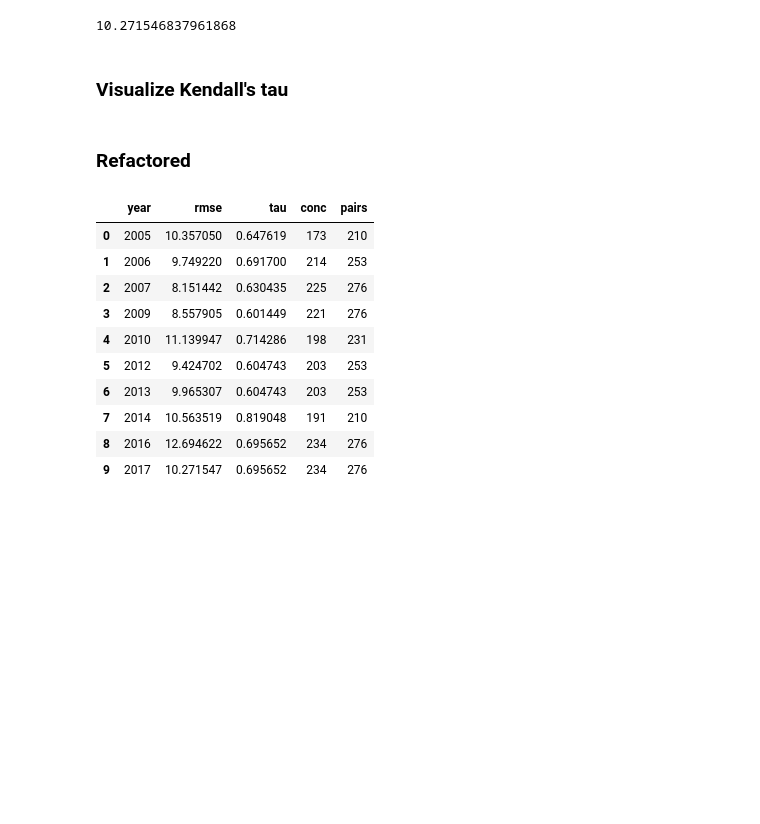
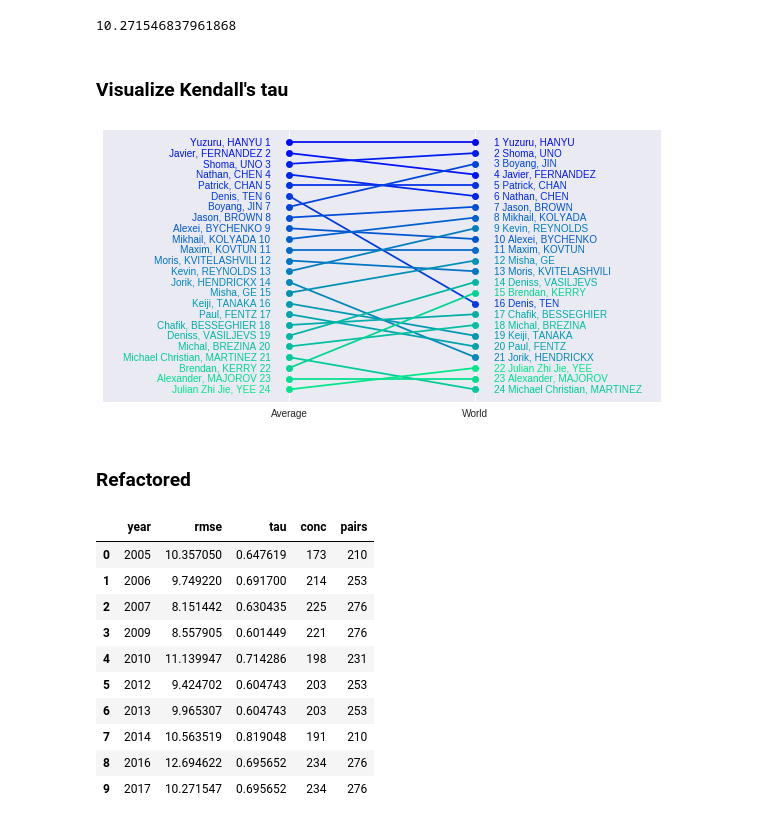
Before and after one commit to khanhnguyendata/skate_predict, a Jupyter notebook: analysis.ipynb, the cells around one changed output. Cells and saved outputs as stored; diff of their text form; code cells hidden in the pictures; blank space fills up the shorter version.

```diff
--- a/analysis.ipynb
+++ b/analysis.ipynb
@@ -184,3 +184,7 @@ def plot_rankings(first_ranking, second_ranking, first_label, second_label, file
+# %%
+plot_rankings(avg_ranking, world_ranking, 'Average', 'World', 'viz/average_world.png')
+# %% [output]
+[figure, added]
 # %% [markdown]
 ### Refactored
 # %%
```
Also changed, not shown: parts of 7 cells of this notebook, 2 other files.
